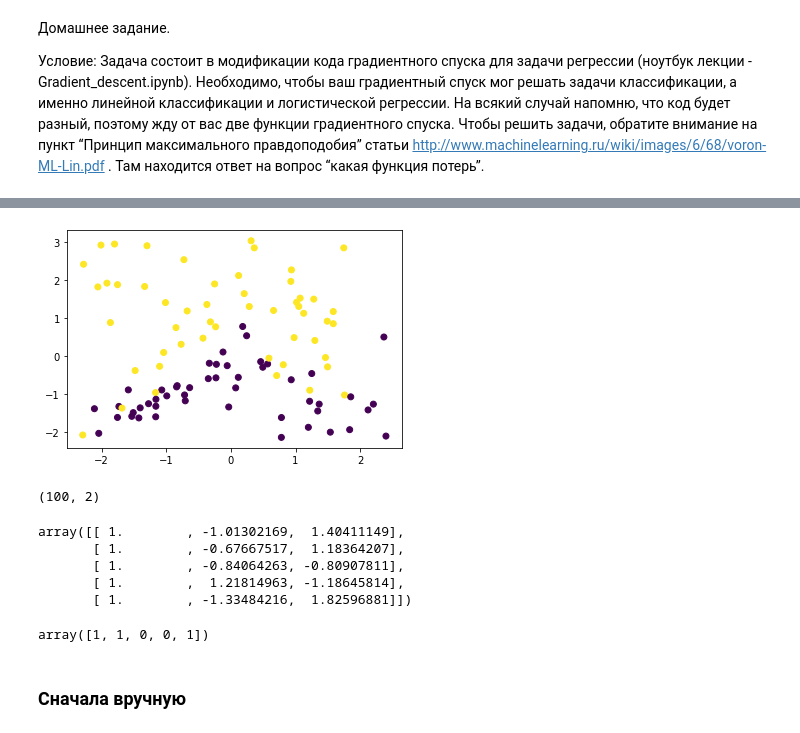
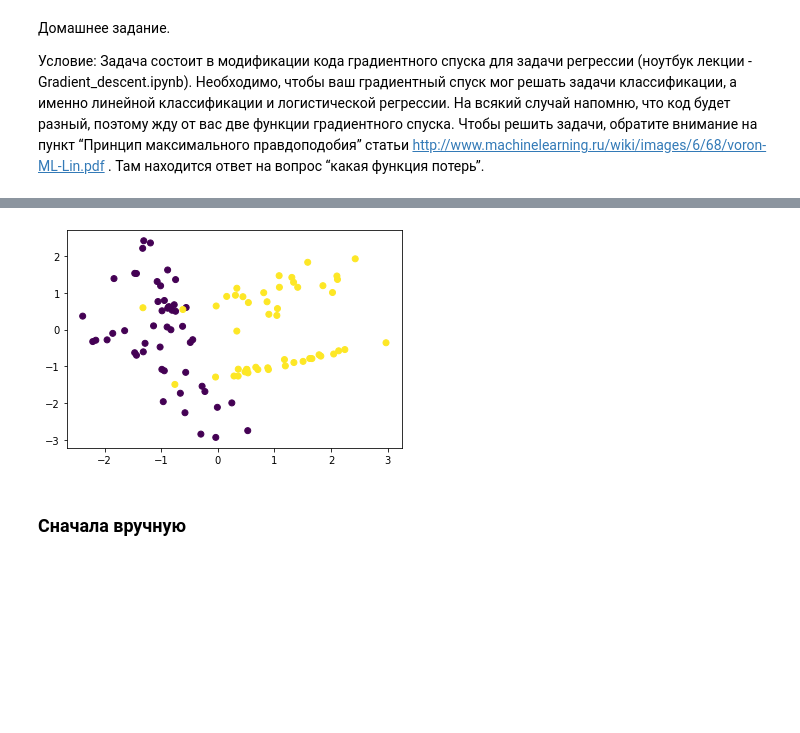
Before and after one commit to just-think/netology_aml, a Jupyter notebook: 2_linear_models/Gradient_descent_classification.ipynb, the cells around one changed output, grey strips where cells are left out. Cells and saved outputs as stored; diff of their text form; code cells hidden in the pictures; blank space fills up the shorter version.

```diff
--- a/2_linear_models/Gradient_descent_classification.ipynb
+++ b/2_linear_models/Gradient_descent_classification.ipynb
@@ -22,33 +38,13 @@ from scipy import stats
 # %%
 # генерируем случайные данные
 x, y = make_classification(n_samples=100, n_features=2, n_informative=2, n_redundant=0)
+m, n = np.shape(x)
+x = np.c_[ np.ones(m), x]
+# посмотрим что получилось
+pylab.scatter(x[:,1], x[:,2], c=y)
+pylab.show()
+# %% [output]
+[figure, added]
-# %%
-# посмотрим что получилось
-pylab.scatter(x[:,0], x[:,1], c=y)
-pylab.show()
-# %% [output]
-[figure, removed]
-# %%
-# размер данных
-m, n = np.shape(x)
-m, n
-# %% [output]
-(100, 2)
-# %%
-# преобразуем x к следующему виду
-x = np.c_[ np.ones(m), x]
-x[:5]
-# %% [output]
-array([[ 1.        , -1.01302169,  1.40411149],
-       [ 1.        , -0.67667517,  1.18364207],
-       [ 1.        , -0.84064263, -0.80907811],
-       [ 1.        ,  1.21814963, -1.18645814],
-       [ 1.        , -1.33484216,  1.82596881]])
-# %%
-# y лист значений
-y[:5]
-# %% [output]
-array([1, 1, 0, 0, 1])
 # %% [markdown]
 ### Сначала вручную
 # %%
```
Also changed, not shown: parts of 13 cells of this notebook.
